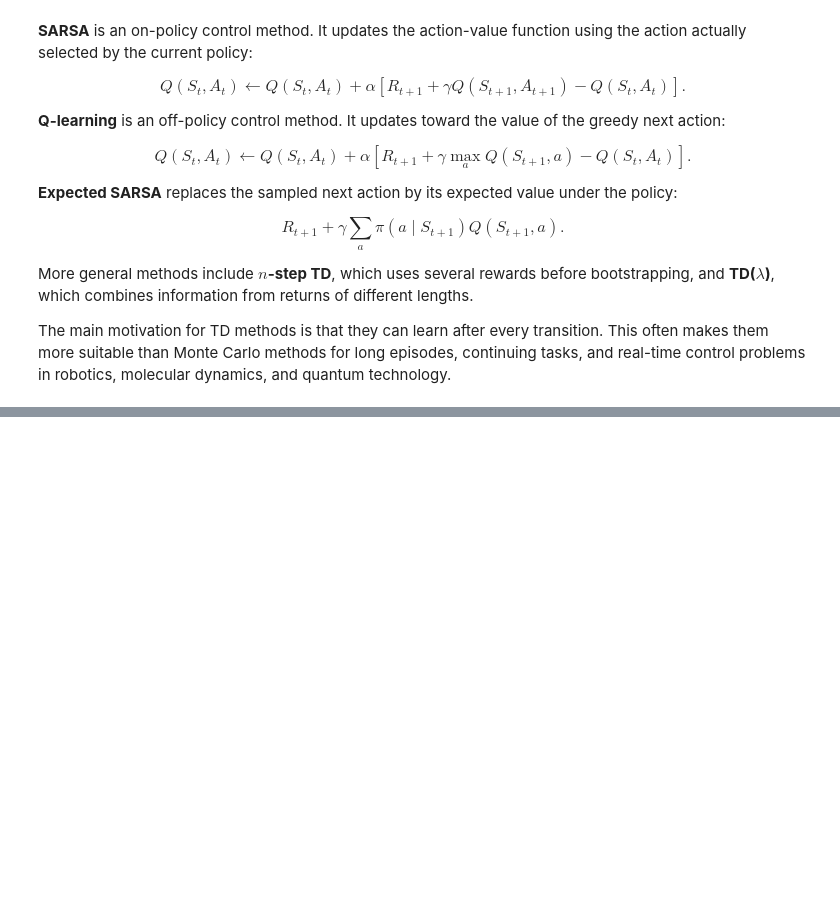
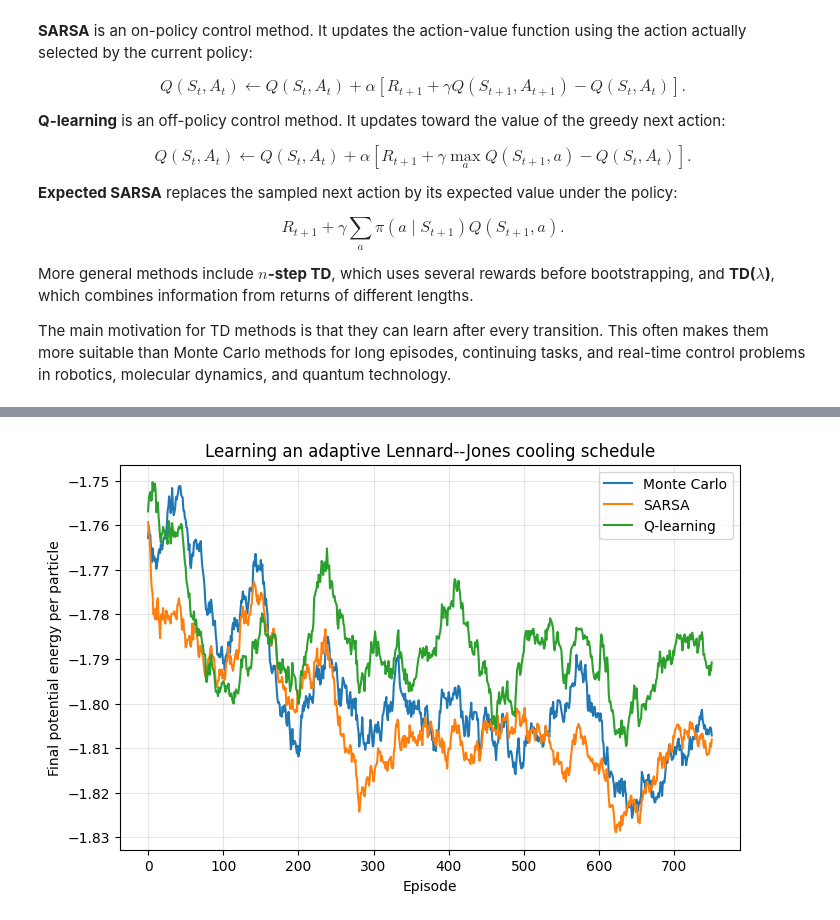
Before and after one commit to JVestly/Agentic_course_material, a Jupyter notebook: Notebooks/week3.ipynb, the cells around one changed output, grey strips where cells are left out. Cells and saved outputs as stored; diff of their text form; code cells hidden in the pictures; blank space fills up the shorter version.

```diff
--- a/Notebooks/week3.ipynb
+++ b/Notebooks/week3.ipynb
@@ -104,0 +1495,20 @@ The main motivation for TD methods is that they can learn after every transition
+# %%
+def epsilon_greedy(
+    Q,
+    state,
+    n_actions,
+    epsilon,
+    rng,
+):
+    """Epsilon-greedy selection with random tie breaking."""
+    if rng.random() < epsilon:
+        return int(rng.integers(n_actions))
+
+    values = Q[state]
+    maximum = np.max(values)
+
+    greedy_actions = np.flatnonzero(
+        np.isclose(values, maximum)
+    )
+
+    return int(rng.choice(greedy_actions))
@@ -104,0 +1893,41 @@ The main motivation for TD methods is that they can learn after every transition
+# %%
+def moving_average(values, window=50):
+    values = np.asarray(values)
+
+    if len(values) < window:
+        return values
+
+    kernel = np.ones(window) / window
+
+    return np.convolve(
+        values,
+        kernel,
+        mode="valid",
+    )
+
+
+plt.figure(figsize=(8, 5))
+
+plt.plot(
+    moving_average(energy_mc),
+    label="Monte Carlo",
+)
+
+plt.plot(
+    moving_average(energy_sarsa),
+    label="SARSA",
+)
+
+plt.plot(
+    moving_average(energy_q),
+    label="Q-learning",
+)
+
+plt.xlabel("Episode")
+plt.ylabel("Final potential energy per particle")
+plt.title("Learning an adaptive Lennard--Jones cooling schedule")
+plt.legend()
+plt.grid(alpha=0.3)
+plt.show()
+# %% [output]
+[figure, added]
```
Also changed, not shown: parts of 17 cells of this notebook.
